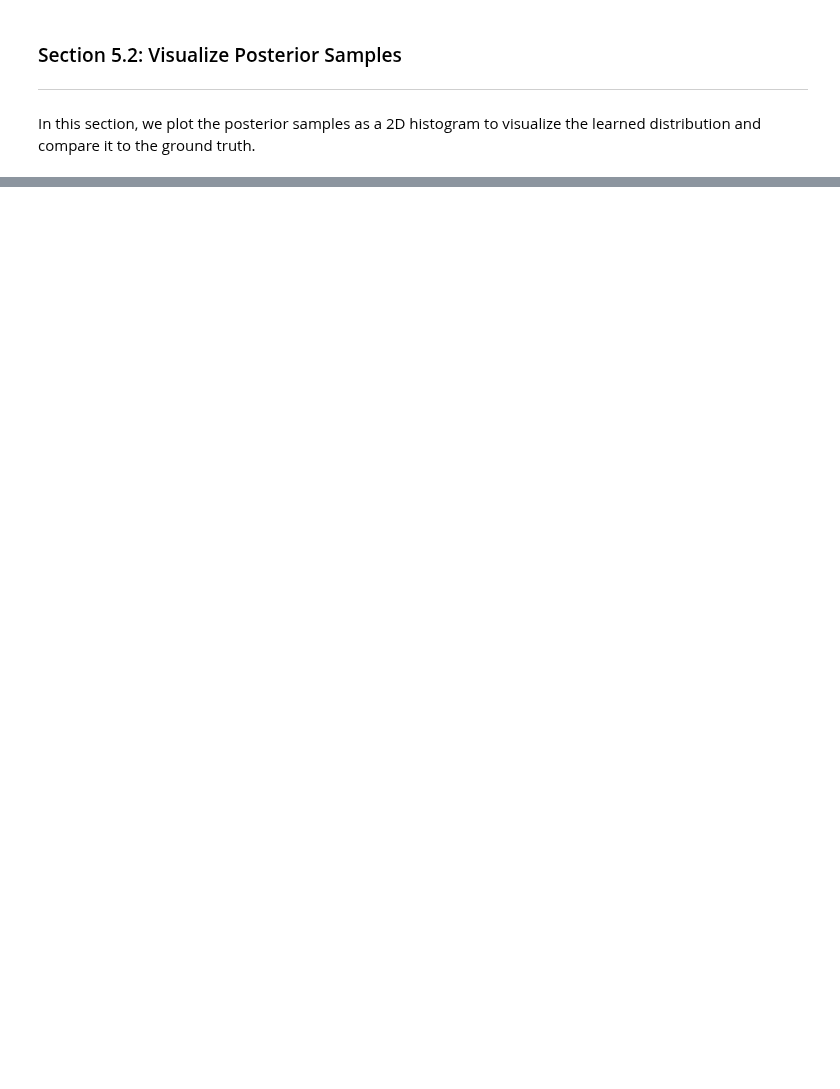
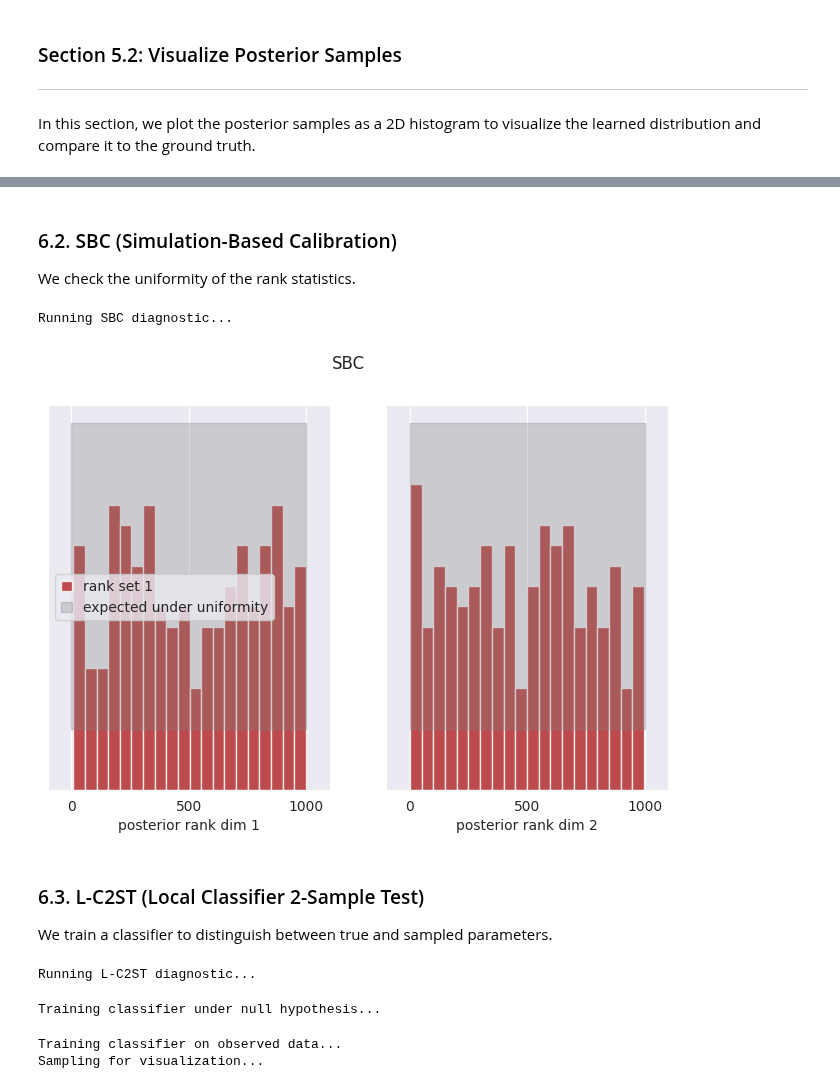
Before and after one commit to aurelio-amerio/GenSBI, a Jupyter notebook: docs/notebooks/two_moons_flow_flux.ipynb, the cells around one changed output, grey strips where cells are left out. Saved outputs shown, nothing was run; the diff lists cells and outputs as text; code cells hidden in the pictures; blank space fills up the shorter version.

```diff
--- a/docs/notebooks/two_moons_flow_flux.ipynb
+++ b/docs/notebooks/two_moons_flow_flux.ipynb
@@ -264,0 +318,76 @@ from gensbi.diagnostics import LC2ST, plot_l_c2st
+# %% [markdown]
+### 6.2. SBC (Simulation-Based Calibration)
+We check the uniformity of the rank statistics.
+# %%
+print("Running SBC diagnostic...")
+
+# Compute ranks
+ranks, dap_samples = run_sbc(thetas, xs, posterior_samples)
+
+# Plot SBC
+f, ax = sbc_rank_plot(ranks, num_posterior_samples, plot_type="hist", num_bins=20)
+plt.suptitle("SBC")
+plt.show()
+# %% [output]
+Running SBC diagnostic...
+[figure, added]
+# %% [markdown]
+### 6.3. L-C2ST (Local Classifier 2-Sample Test)
+We train a classifier to distinguish between true and sampled parameters.
+# %%
+print("Running L-C2ST diagnostic...")
+
+# 1. Prepare data for LC2ST
+# We use a slightly larger set for training the classifier, but single sample per observation
+num_lc2st_data = 10000
+data_lc2st = task.dataset["test"].with_format("jax")[:num_lc2st_data]
+xs_lc2st = jnp.asarray(data_lc2st["xs"], dtype=jnp.bfloat16)
+thetas_lc2st = jnp.asarray(data_lc2st["thetas"], dtype=jnp.bfloat16)
+
+# Sample 1 posterior sample per observation
+posterior_samples_lc2st = pipeline.sample(
+    jax.random.PRNGKey(43), xs_lc2st, num_lc2st_data, use_ema=True
+)
+
+# Reshape
+thetas_lc2st_flat = thetas_lc2st.reshape(thetas_lc2st.shape[0], -1)
+xs_lc2st_flat = xs_lc2st.reshape(xs_lc2st.shape[0], -1)
+posterior_samples_lc2st_flat = posterior_samples_lc2st.reshape(posterior_samples_lc2st.shape[0], -1)
+# %% [output]
+Running L-C2ST diagnostic...
+# %%
+# 2. Train the L-C2ST classifier
+# Validation split happens inside LC2ST or we can hold out manually.
+# Here we hold out the last sample for visualization.
+lc2st = LC2ST(
+    thetas=thetas_lc2st_flat[:-1],
+    xs=xs_lc2st_flat[:-1],
+    posterior_samples=posterior_samples_lc2st_flat[:-1],
+    classifier="mlp",
+    num_ensemble=1,
+)
+
+print("Training classifier under null hypothesis...")
+_ = lc2st.train_under_null_hypothesis()
+print("Training classifier on observed data...")
+_ = lc2st.train_on_observed_data()
+
+# 3. Visualize on a held-out observation
+x_o_star = xs_lc2st[-1:]
+theta_o_star = thetas_lc2st[-1:]
+
+# Sample many points for this specific observation to visualize the local score landscape
+print("Sampling for visualization...")
+post_samples_star = pipeline.sample(
+    jax.random.PRNGKey(44), x_o_star[0], 10_000, use_ema=True
+)
+
+# Flatten for plotting
+x_o_star_flat = x_o_star.reshape(1, -1)
+post_samples_star_flat = np.array(
+    post_samples_star.reshape(post_samples_star.shape[0], -1)
+)
+# %% [output]
+Training classifier under null hypothesis...
+Training classifier on observed data...
+Sampling for visualization...
```
Also changed, not shown: parts of 29 cells of this notebook, 19 other files.
